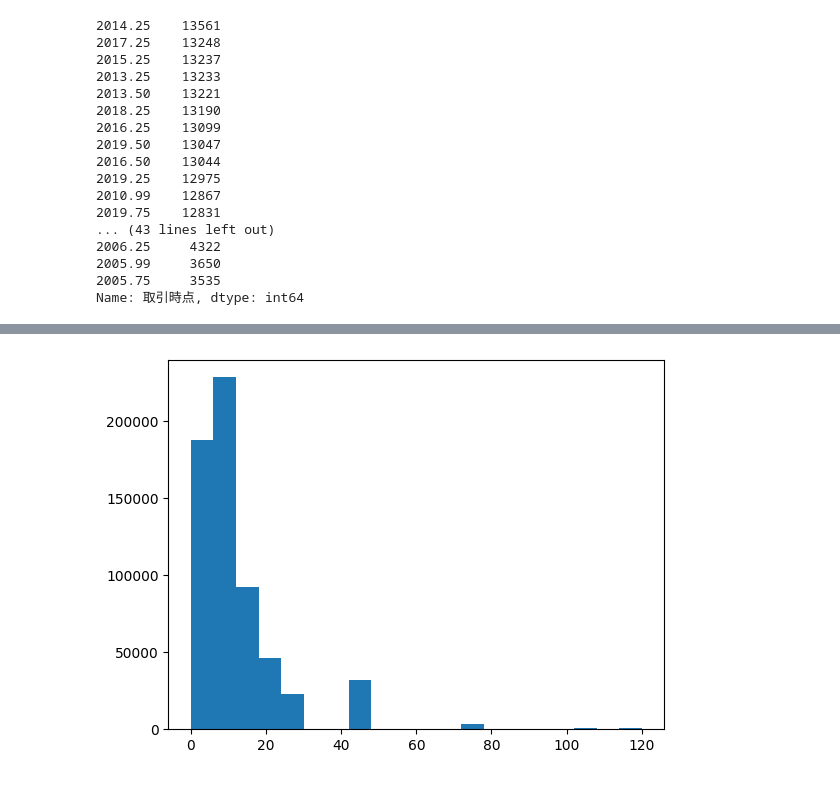
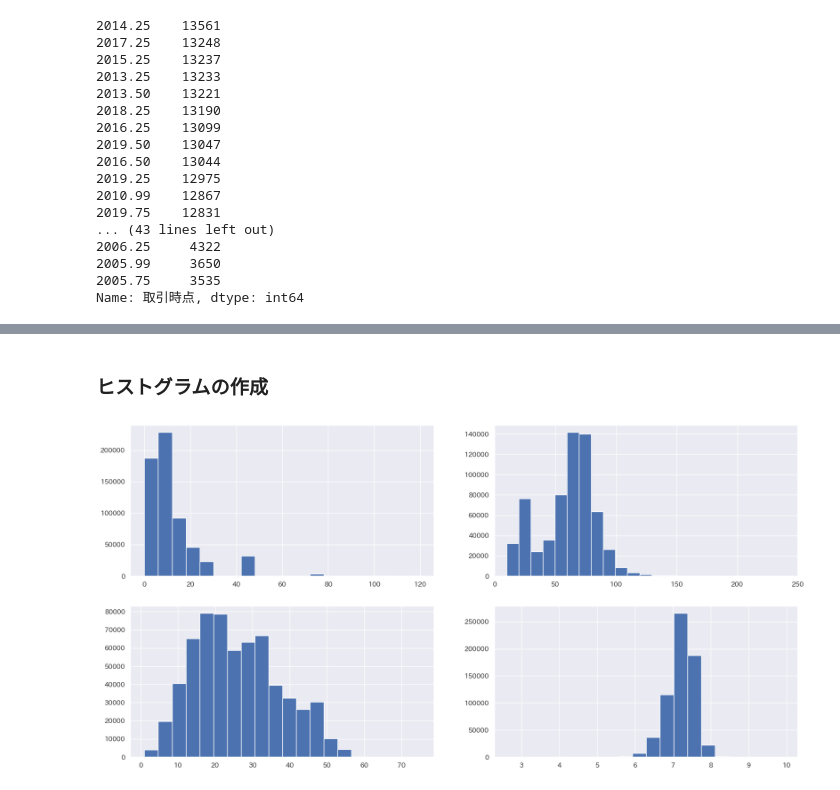
Before and after one commit to naitoyuma7110/DataAnlysDemo, a Jupyter notebook: workspace/DataAnlysis.ipynb, the cells around one changed output, grey strips where cells are left out. Drawn from its saved outputs; the diff is of its cells as text; code cells hidden in the pictures.

```diff
--- a/workspace/DataAnlysis.ipynb
+++ b/workspace/DataAnlysis.ipynb
@@ -9,6 +9,14 @@ Nishokaで取得したサンプルデータを利用しPythonライブラリに
 import glob
 import pandas as pd
 import numpy as np
+import matplotlib
 import matplotlib.pyplot as plt
 import seaborn as sns
+
 %matplotlib inline
+
+# font設定
+%pip install japanize-matplotlib
+import japanize_matplotlib
+sns.set(font='IPAexGothic')
+matplotlib.rcParams["font.family"] = "IPAexGothic"
@@ -461,7 +492,15 @@ df.describe()
-# %%
-# matplotlibでヒストグラムを表示
-# binsで区画数を指定可能
-plt.hist(df["最寄駅：距離（分）"], bins=20)
-plt.show()
-# %% [output]
-[figure, removed]
+# %% [markdown]
+### ヒストグラムの作成
+# %%
+# matplotlibでヒストグラムを表示
+
+fig, axes = plt.subplots(2, 2, figsize=(20, 10))
+# binsで区画数を指定,set_xlimでｘ最大/最小値を設定
+axes[0][0].hist(df["最寄駅：距離（分）"], bins=20)
+axes[0][1].hist(df["面積（㎡）"], bins=200)
+axes[0][1].set_xlim(0, 250)
+axes[1][0].hist(df["建築年"], bins=20)
+axes[1][1].hist(df["取引価格（総額）_log"], bins=20)
+plt.show()
+# %% [output]
+[figure, added]
```
Also changed, not shown: parts of 17 cells of this notebook.
